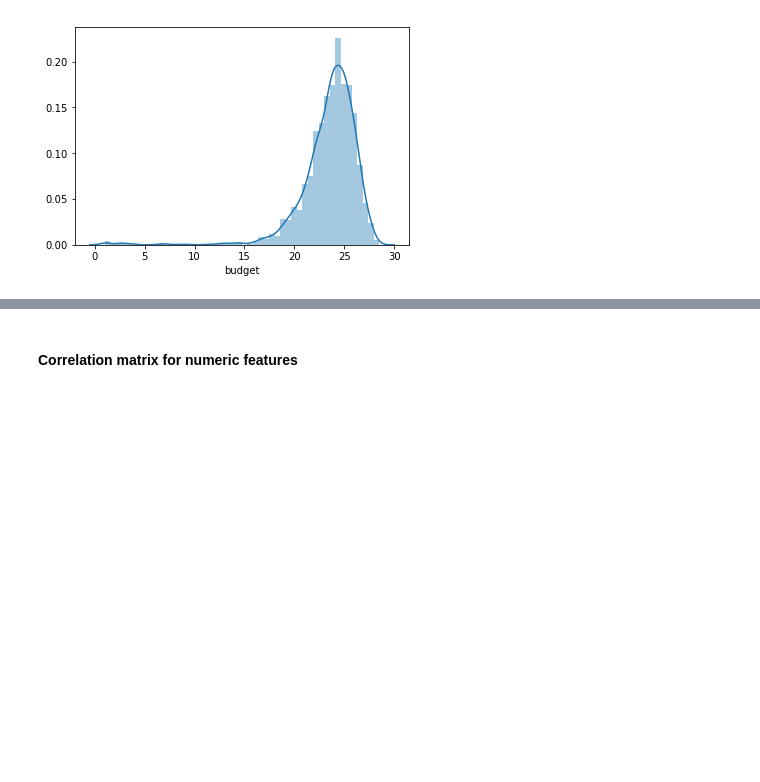
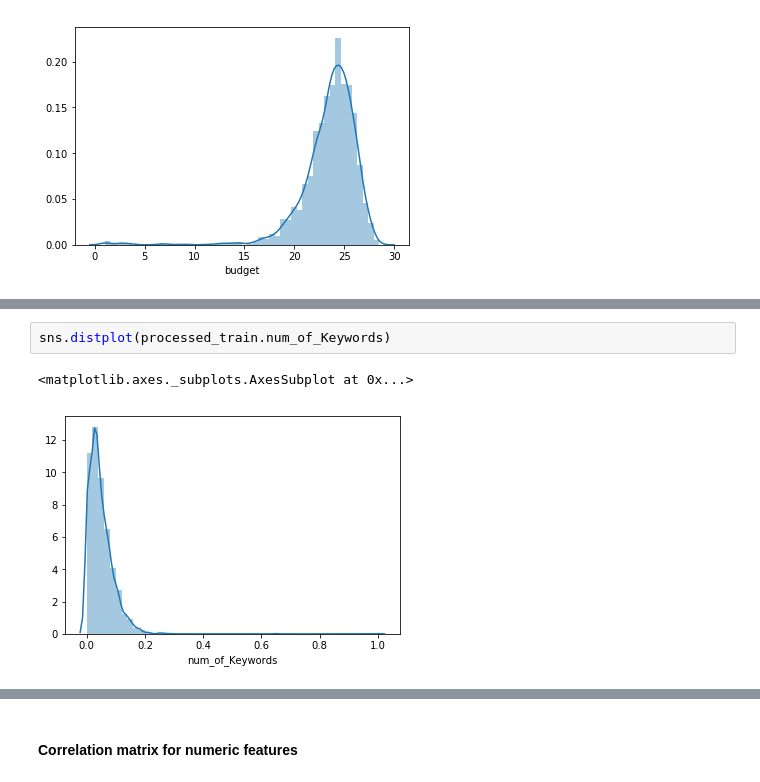
Before and after one commit to sumitdas1984/Kaggle-TMDB-Box-Office, a Jupyter notebook: notebooks/exploratory_data_analysis.ipynb, the cells around one changed output, grey strips where cells are left out. Cells and saved outputs as stored; diff of their text form; blank space fills up the shorter version.

```diff
--- a/notebooks/exploratory_data_analysis.ipynb
+++ b/notebooks/exploratory_data_analysis.ipynb
@@ -113,0 +138,5 @@ sns.distplot(np.log2(train_numeric.budget[train_numeric.budget != 0] + 1))
+# %%
+sns.distplot(processed_train.num_of_Keywords)
+# %% [output]
+<matplotlib.axes._subplots.AxesSubplot at 0x...>
+[figure, added]
```
Also changed, not shown: parts of 17 cells of this notebook, 1 other file.
